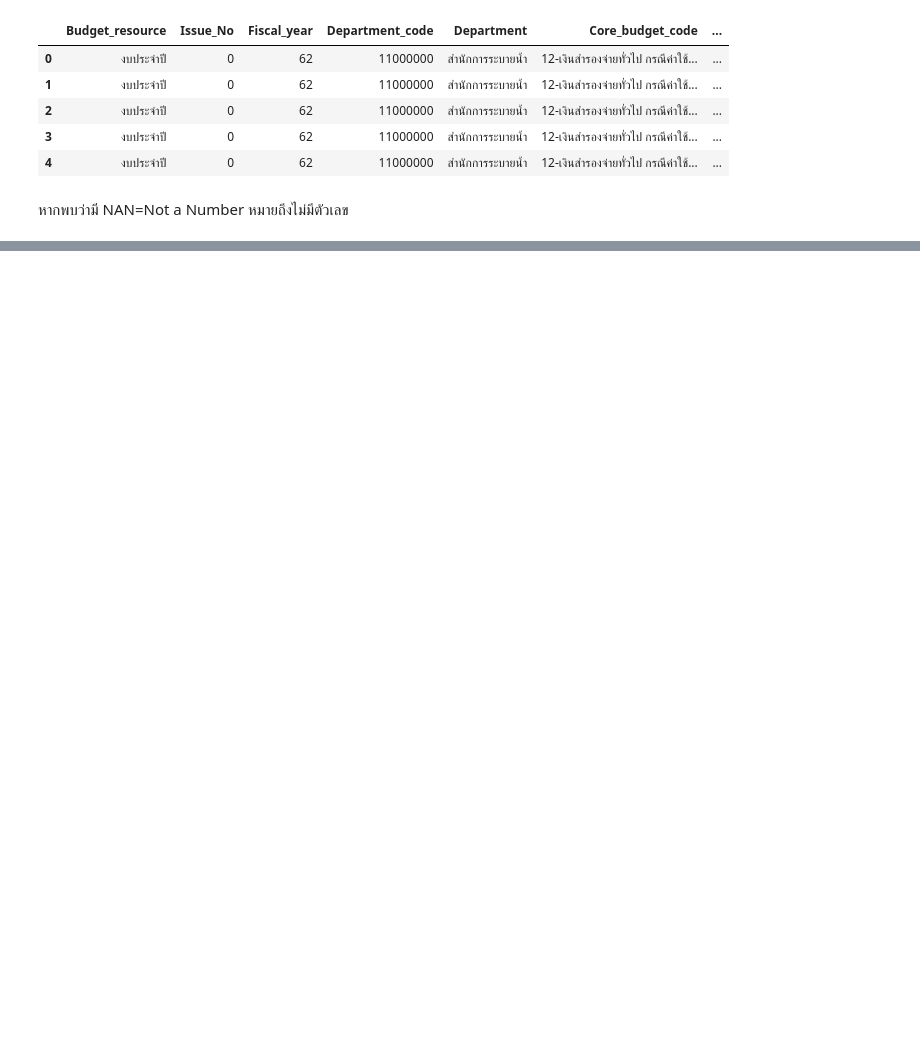
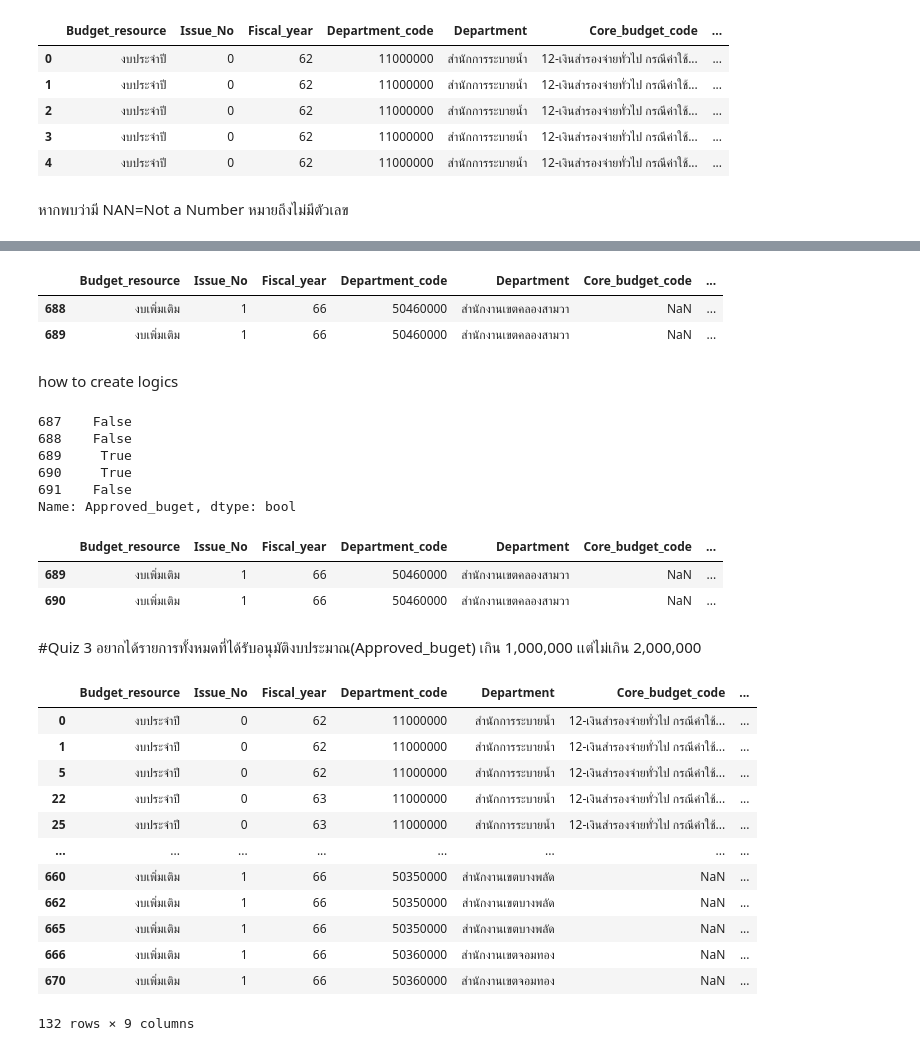
Before and after one commit to MOOwuttichai/python_dataviz2023, a Jupyter notebook: for me.ipynb, the cells around one changed output, grey strips where cells are left out. Saved outputs shown, nothing was run; the diff lists cells and outputs as text; code cells hidden in the pictures; blank space fills up the shorter version.

Commit message:
Quiz 3

```diff
--- a/for me.ipynb
+++ b/for me.ipynb
@@ -1318,0 +1080,43 @@ data1.head()
+# %%
+small_df[[False,True,True,False,False]] # เลือกเฉพาะ row ที่เราต้องการ โดย T = เอา F = ไม่เอา
+# %% [output]
+|  | Budget_resource | Issue_No | Fiscal_year | Department_code | Department | Core_budget_code | ... |
+| 688 | งบเพิ่มเติม | 1 | 66 | 50460000 | สำนักงานเขตคลองสามวา | NaN | ... |
+| 689 | งบเพิ่มเติม | 1 | 66 | 50460000 | สำนักงานเขตคลองสามวา | NaN | ... |
+# %% [markdown]
+how to create logics
+# %%
+Appo = 1000000
+small_df['Approved_buget'] < Appo
+# %% [output]
+687    False
+688    False
+689     True
+690     True
+691    False
+Name: Approved_buget, dtype: bool
+# %%
+small_df[small_df['Approved_buget'] < Appo]
+# %% [output]
+|  | Budget_resource | Issue_No | Fiscal_year | Department_code | Department | Core_budget_code | ... |
+| 689 | งบเพิ่มเติม | 1 | 66 | 50460000 | สำนักงานเขตคลองสามวา | NaN | ... |
+| 690 | งบเพิ่มเติม | 1 | 66 | 50460000 | สำนักงานเขตคลองสามวา | NaN | ... |
+# %% [markdown]
+#Quiz 3
+อยากได้รายการทั้งหมดที่ได้รับอนุมัติงบประมาณ(Approved_buget) เกิน 1,000,000 เเต่ไม่เกิน 2,000,000
+# %%
+data1[(data1['Approved_buget'] > 1000000 ) & (data1['Approved_buget'] < 2000000)]
+# %% [output]
+|  | Budget_resource | Issue_No | Fiscal_year | Department_code | Department | Core_budget_code | ... |
+| 0 | งบประจำปี | 0 | 62 | 11000000 | สำนักการระบายน้ำ | 12-เงินสำรองจ่ายทั่วไป กรณีค่าใช้... | ... |
+| 1 | งบประจำปี | 0 | 62 | 11000000 | สำนักการระบายน้ำ | 12-เงินสำรองจ่ายทั่วไป กรณีค่าใช้... | ... |
+| 5 | งบประจำปี | 0 | 62 | 11000000 | สำนักการระบายน้ำ | 12-เงินสำรองจ่ายทั่วไป กรณีค่าใช้... | ... |
+| 22 | งบประจำปี | 0 | 63 | 11000000 | สำนักการระบายน้ำ | 12-เงินสำรองจ่ายทั่วไป กรณีค่าใช้... | ... |
+| 25 | งบประจำปี | 0 | 63 | 11000000 | สำนักการระบายน้ำ | 12-เงินสำรองจ่ายทั่วไป กรณีค่าใช้... | ... |
+| ... | ... | ... | ... | ... | ... | ... | ... |
+| 660 | งบเพิ่มเติม | 1 | 66 | 50350000 | สำนักงานเขตบางพลัด | NaN | ... |
+| 662 | งบเพิ่มเติม | 1 | 66 | 50350000 | สำนักงานเขตบางพลัด | NaN | ... |
+| 665 | งบเพิ่มเติม | 1 | 66 | 50350000 | สำนักงานเขตบางพลัด | NaN | ... |
+| 666 | งบเพิ่มเติม | 1 | 66 | 50360000 | สำนักงานเขตจอมทอง | NaN | ... |
+| 670 | งบเพิ่มเติม | 1 | 66 | 50360000 | สำนักงานเขตจอมทอง | NaN | ... |
+132 rows × 9 columns
```
Also changed, not shown: parts of 138 cells of this notebook.
